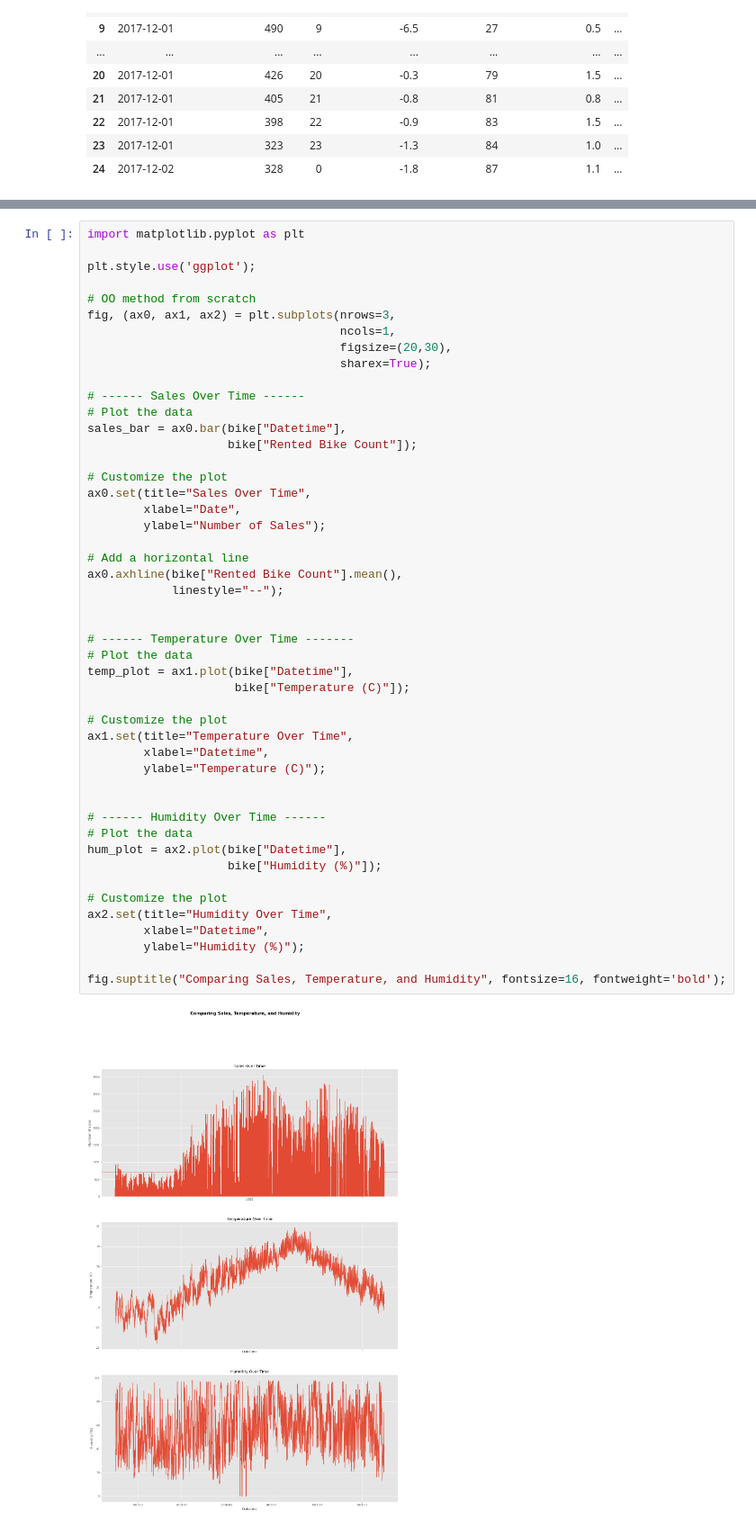
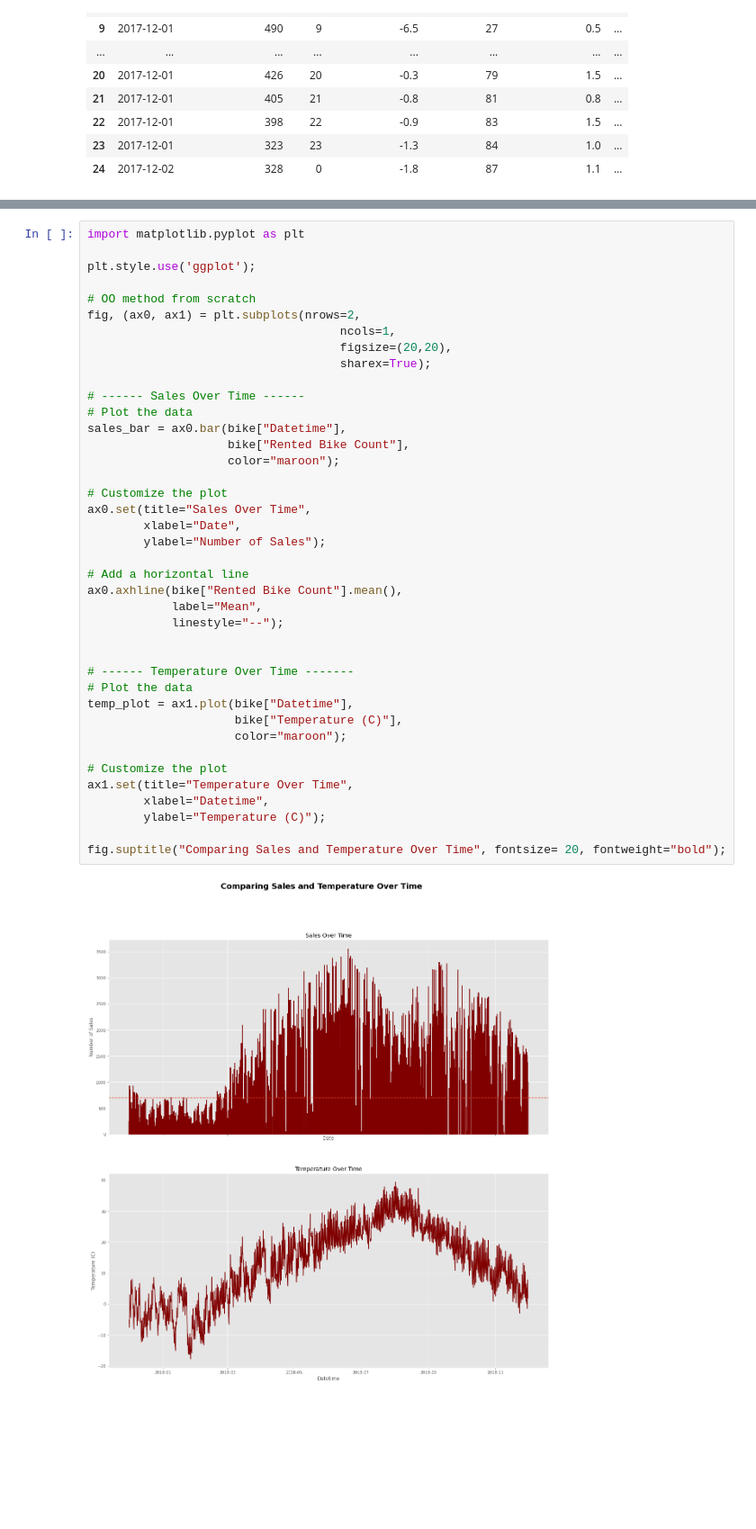
Before and after one commit to bsutton21/bike_sharing, a Jupyter notebook: Visualizations.ipynb, the cells around one changed output, grey strips where cells are left out. Shown at 90% size. Saved outputs shown, nothing was run; the diff lists cells and outputs as text; blank space fills up the shorter version.

Commit message:
polishing up visualizations and building out machine learning

```diff
--- a/Capstone Notebook.ipynb
+++ b/Visualizations.ipynb
@@ -205,47 +211,39 @@ import matplotlib.pyplot as plt
 plt.style.use('ggplot');
 
 # OO method from scratch
-fig, (ax0, ax1, ax2) = plt.subplots(nrows=3,
+fig, (ax0, ax1) = plt.subplots(nrows=2,
                                     ncols=1,
-                                    figsize=(20,30),
+                                    figsize=(20,20),
                                     sharex=True);
 
 # ------ Sales Over Time ------
 # Plot the data
 sales_bar = ax0.bar(bike["Datetime"],
-                    bike["Rented Bike Count"]);
+                    bike["Rented Bike Count"],
+                    color="maroon");
 
 # Customize the plot
 ax0.set(title="Sales Over Time",
         xlabel="Date",
         ylabel="Number of Sales");
 
 # Add a horizontal line
 ax0.axhline(bike["Rented Bike Count"].mean(),
+            label="Mean",
             linestyle="--");
 
 
 # ------ Temperature Over Time -------
 # Plot the data
 temp_plot = ax1.plot(bike["Datetime"],
-                     bike["Temperature (C)"]);
+                     bike["Temperature (C)"],
+                     color="maroon");
 
 # Customize the plot
 ax1.set(title="Temperature Over Time",
         xlabel="Datetime",
         ylabel="Temperature (C)");
 
-
-# ------ Humidity Over Time ------
-# Plot the data
-hum_plot = ax2.plot(bike["Datetime"],
-                    bike["Humidity (%)"]);
-
-# Customize the plot
-ax2.set(title="Humidity Over Time",
-        xlabel="Datetime",
-        ylabel="Humidity (%)");
-
-fig.suptitle("Comparing Sales, Temperature, and Humidity", fontsize=16, fontweight='bold');
+fig.suptitle("Comparing Sales and Temperature Over Time", fontsize= 20, fontweight="bold");
 # %% [output]
-[figure, old version]
+[figure, new version]
```
Also changed, not shown: parts of 9 cells of this notebook, 2 other files.
